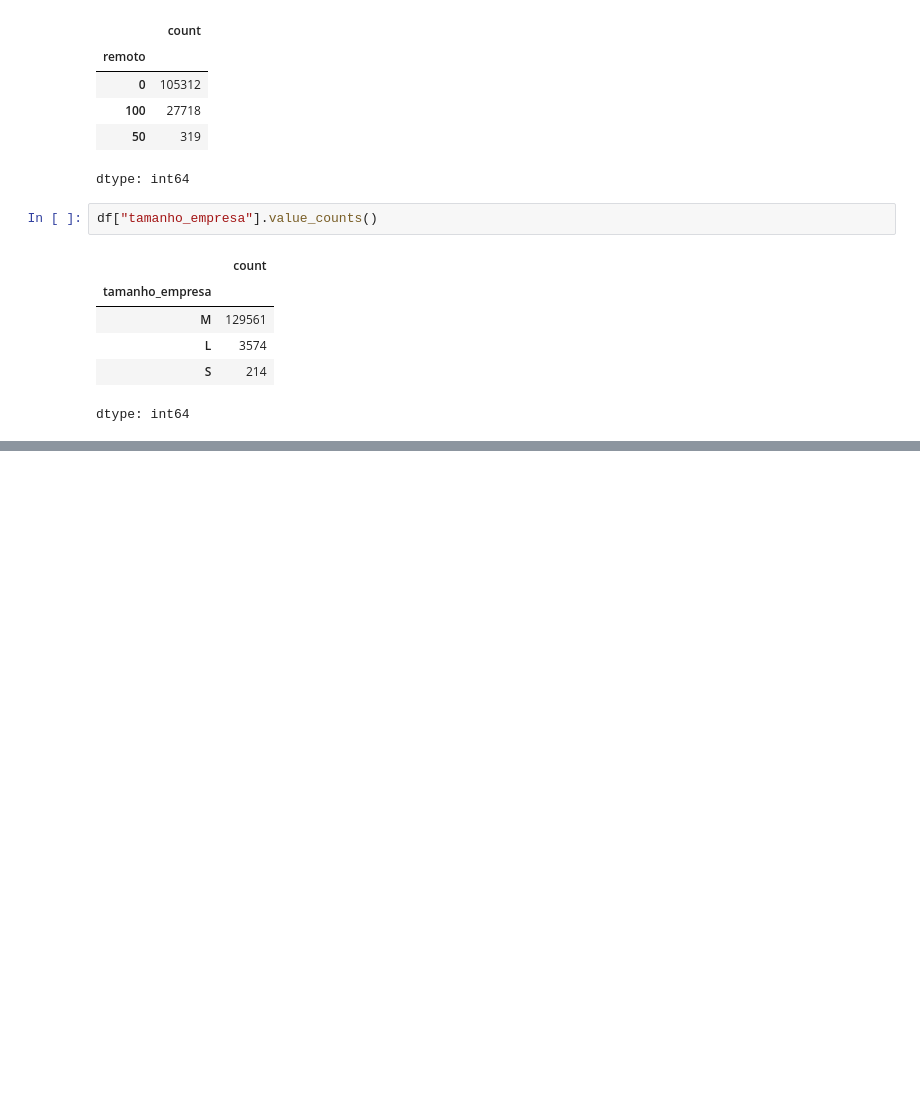
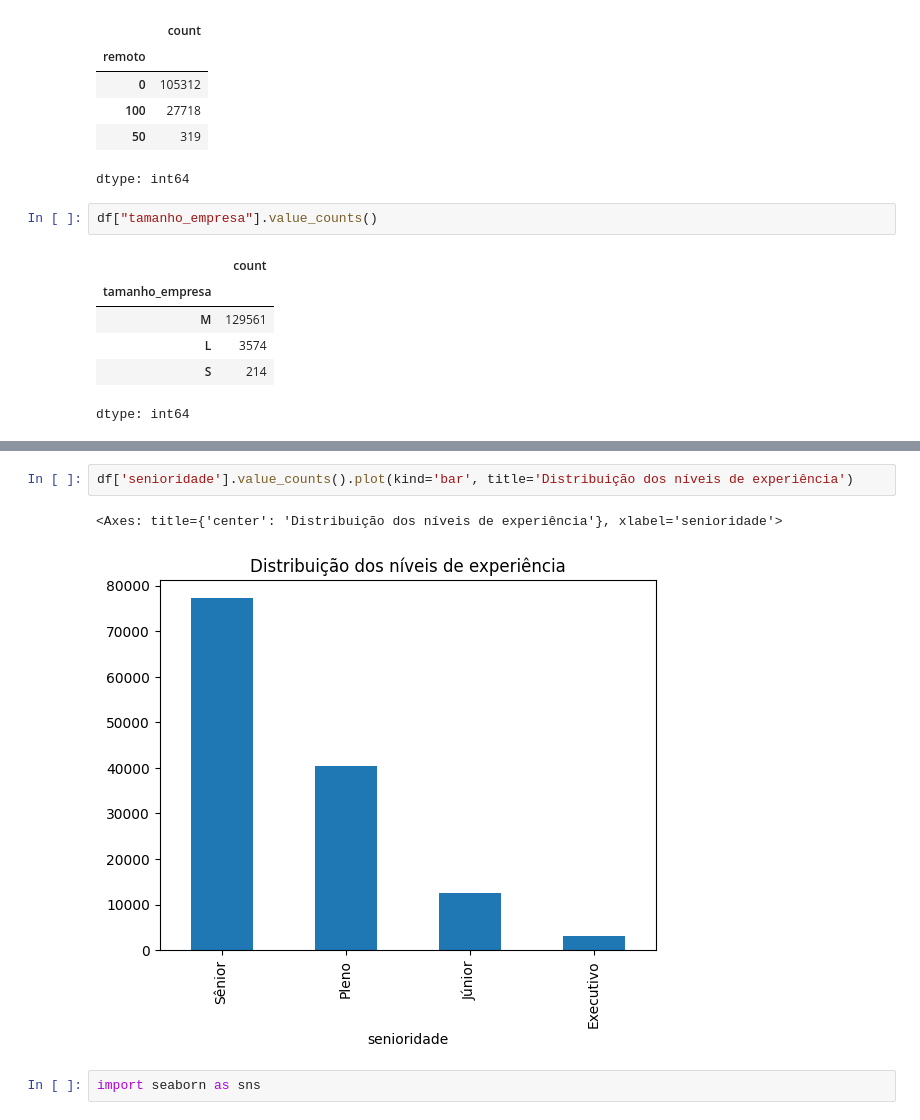
Before and after one commit to gabrielfelip/ALURA-DADOS, a Jupyter notebook: alura_dados.ipynb, the cells around one changed output, grey strips where cells are left out. Saved outputs shown, nothing was run; the diff lists cells and outputs as text; blank space fills up the shorter version.

```diff
--- a/alura_dados.ipynb
+++ b/alura_dados.ipynb
@@ -170,0 +338,7 @@ df.describe(include="object")
+# %%
+df['senioridade'].value_counts().plot(kind='bar', title='Distribuição dos níveis de experiência')
+# %% [output]
+<Axes: title={'center': 'Distribuição dos níveis de experiência'}, xlabel='senioridade'>
+[figure, added]
+# %%
+import seaborn as sns
```
Also changed, not shown: parts of 49 cells of this notebook.
